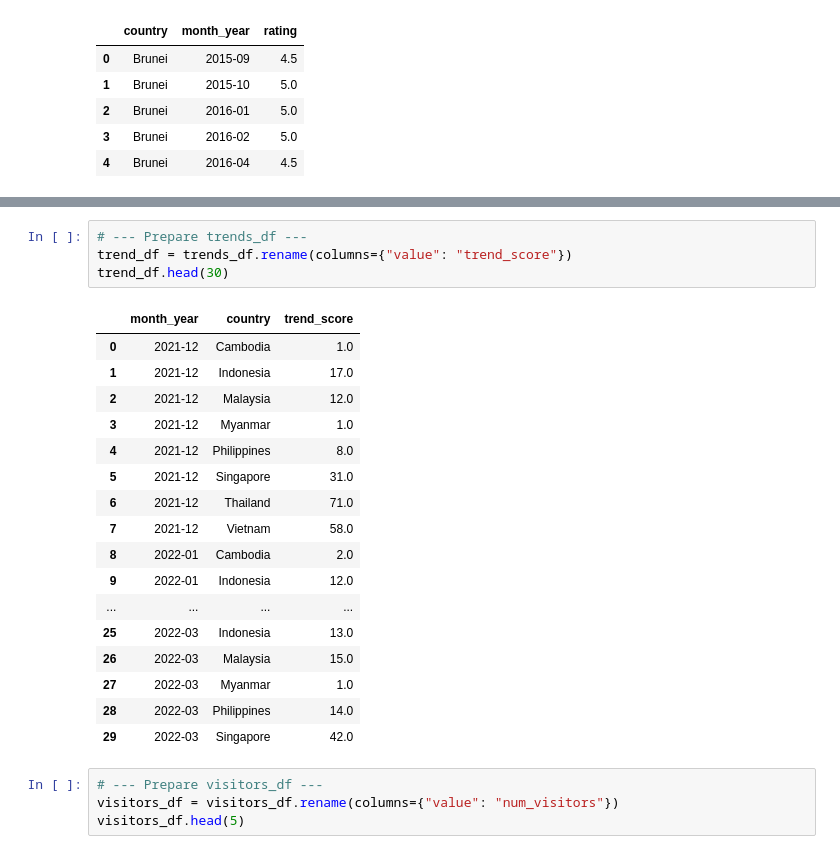
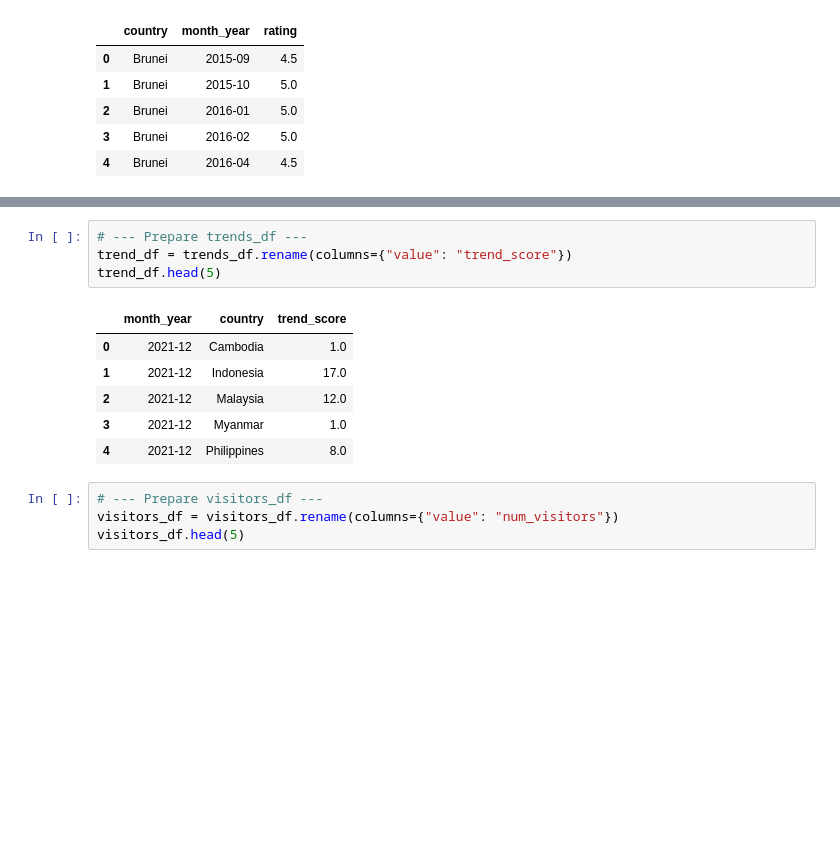
Before and after one commit to bt4301-group-8/tourism-consultancy, a Jupyter notebook: backend/notebooks/feature_engineering.ipynb, the cells around one changed output, grey strips where cells are left out. Drawn from its saved outputs; the diff is of its cells as text; blank space fills up the shorter version.

```diff
--- a/backend/notebooks/feature_engineering.ipynb
+++ b/backend/notebooks/feature_engineering.ipynb
@@ -291,25 +313,14 @@ currency_df.head()
 # %%
 # --- Prepare trends_df ---
 trend_df = trends_df.rename(columns={"value": "trend_score"})
-trend_df.head(30)
+trend_df.head(5)
 # %% [output]
 |  | month_year | country | trend_score |
 | 0 | 2021-12 | Cambodia | 1.0 |
 | 1 | 2021-12 | Indonesia | 17.0 |
 | 2 | 2021-12 | Malaysia | 12.0 |
 | 3 | 2021-12 | Myanmar | 1.0 |
 | 4 | 2021-12 | Philippines | 8.0 |
-| 5 | 2021-12 | Singapore | 31.0 |
-| 6 | 2021-12 | Thailand | 71.0 |
-| 7 | 2021-12 | Vietnam | 58.0 |
-| 8 | 2022-01 | Cambodia | 2.0 |
-| 9 | 2022-01 | Indonesia | 12.0 |
-| ... | ... | ... | ... |
-| 25 | 2022-03 | Indonesia | 13.0 |
-| 26 | 2022-03 | Malaysia | 15.0 |
-| 27 | 2022-03 | Myanmar | 1.0 |
-| 28 | 2022-03 | Philippines | 14.0 |
-| 29 | 2022-03 | Singapore | 42.0 |
 # %%
 # --- Prepare visitors_df ---
 visitors_df = visitors_df.rename(columns={"value": "num_visitors"})
```
Also changed, not shown: parts of 22 cells of this notebook.
